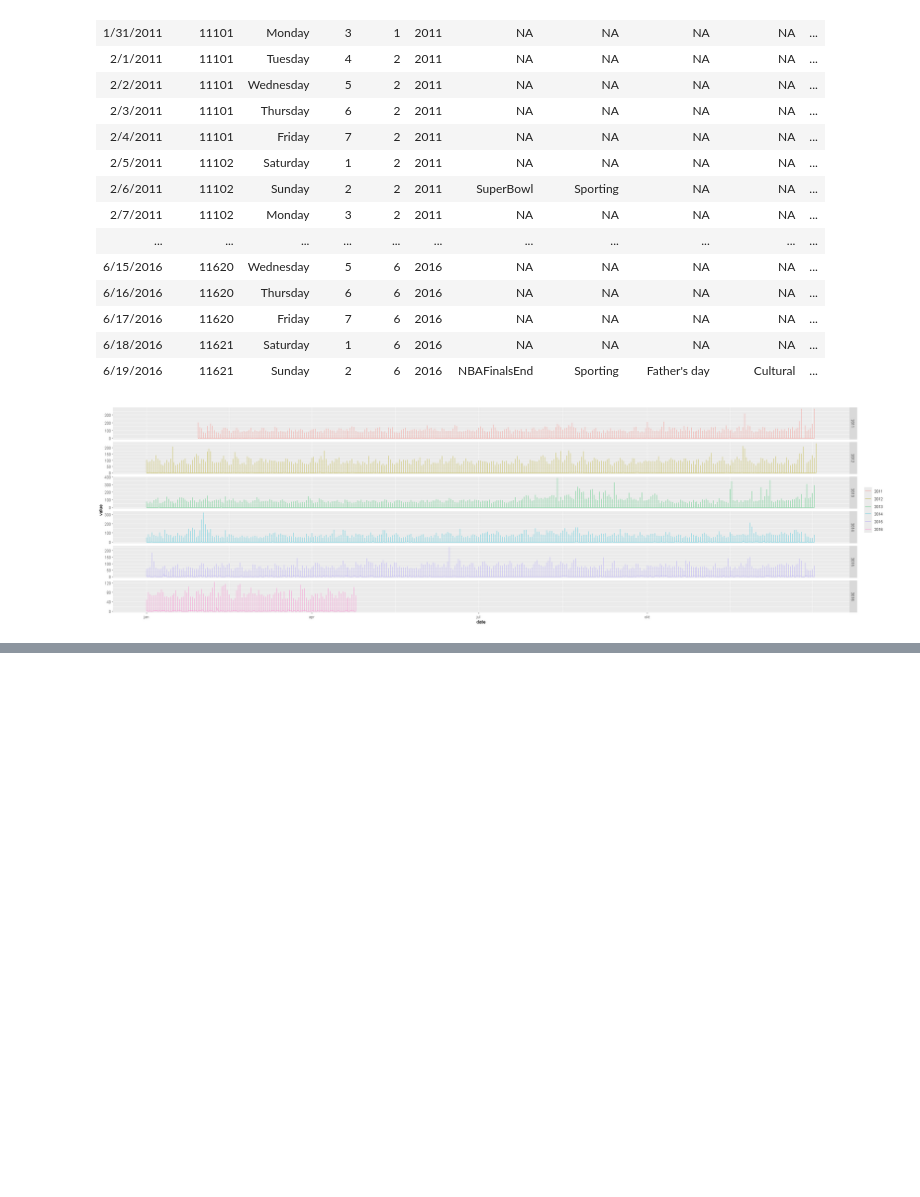
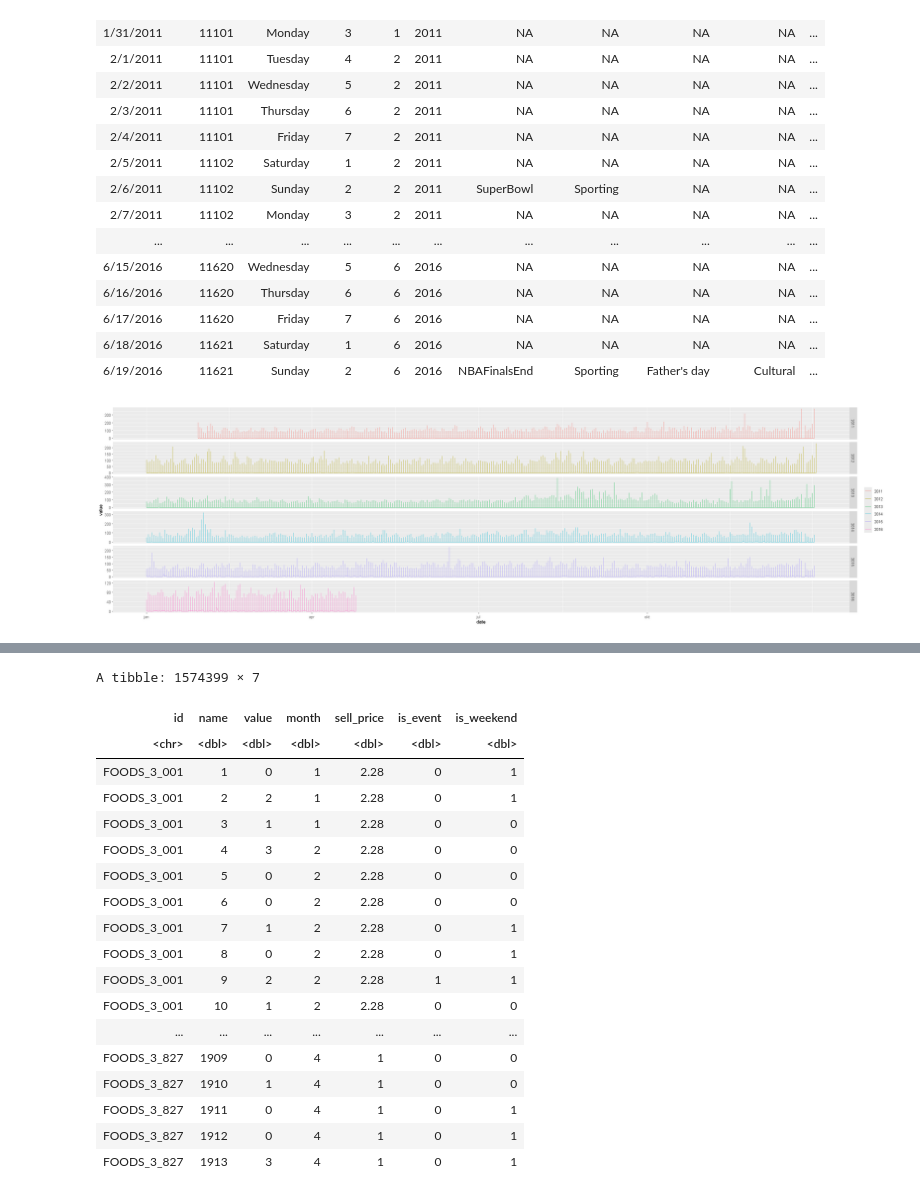
Before and after one commit to aahepburn/Sales-Forecasting, a Jupyter notebook: Scratchpad_Greg.ipynb, the cells around one changed output, grey strips where cells are left out. Cells and saved outputs as stored; diff of their text form; code cells hidden in the pictures; blank space fills up the shorter version.

```diff
--- a/Scratchpad_Greg.ipynb
+++ b/Scratchpad_Greg.ipynb
@@ -275,0 +275,22 @@ A data.frame: 185260 × 4
+# %%
+final_data_numeric
+# %% [output]
+A tibble: 1574399 × 7
+| id | name | value | month | sell_price | is_event | is_weekend |
+| <chr> | <dbl> | <dbl> | <dbl> | <dbl> | <dbl> | <dbl> |
+| FOODS_3_001 | 1 | 0 | 1 | 2.28 | 0 | 1 |
+| FOODS_3_001 | 2 | 2 | 1 | 2.28 | 0 | 1 |
+| FOODS_3_001 | 3 | 1 | 1 | 2.28 | 0 | 0 |
+| FOODS_3_001 | 4 | 3 | 2 | 2.28 | 0 | 0 |
+| FOODS_3_001 | 5 | 0 | 2 | 2.28 | 0 | 0 |
+| FOODS_3_001 | 6 | 0 | 2 | 2.28 | 0 | 0 |
+| FOODS_3_001 | 7 | 1 | 2 | 2.28 | 0 | 1 |
+| FOODS_3_001 | 8 | 0 | 2 | 2.28 | 0 | 1 |
+| FOODS_3_001 | 9 | 2 | 2 | 2.28 | 1 | 1 |
+| FOODS_3_001 | 10 | 1 | 2 | 2.28 | 0 | 0 |
+| ... | ... | ... | ... | ... | ... | ... |
+| FOODS_3_827 | 1909 | 0 | 4 | 1 | 0 | 0 |
+| FOODS_3_827 | 1910 | 1 | 4 | 1 | 0 | 0 |
+| FOODS_3_827 | 1911 | 0 | 4 | 1 | 0 | 1 |
+| FOODS_3_827 | 1912 | 0 | 4 | 1 | 0 | 1 |
+| FOODS_3_827 | 1913 | 3 | 4 | 1 | 0 | 1 |
```
Also changed, not shown: parts of 15 cells of this notebook.
